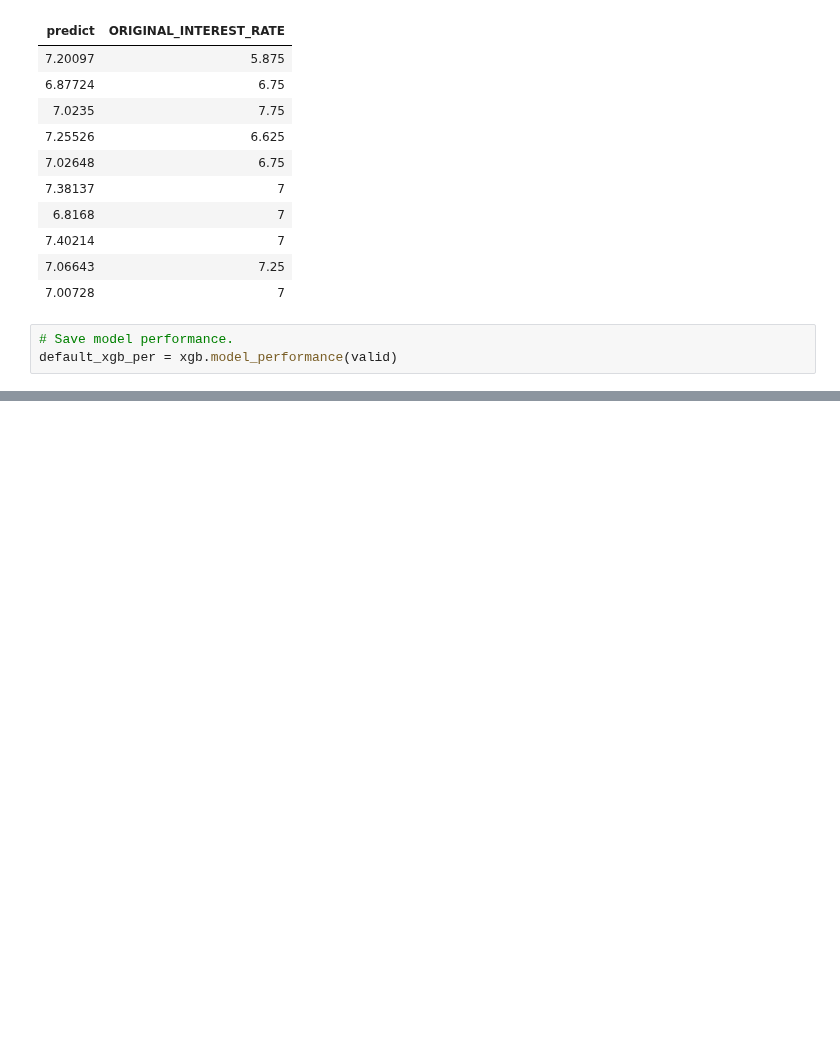
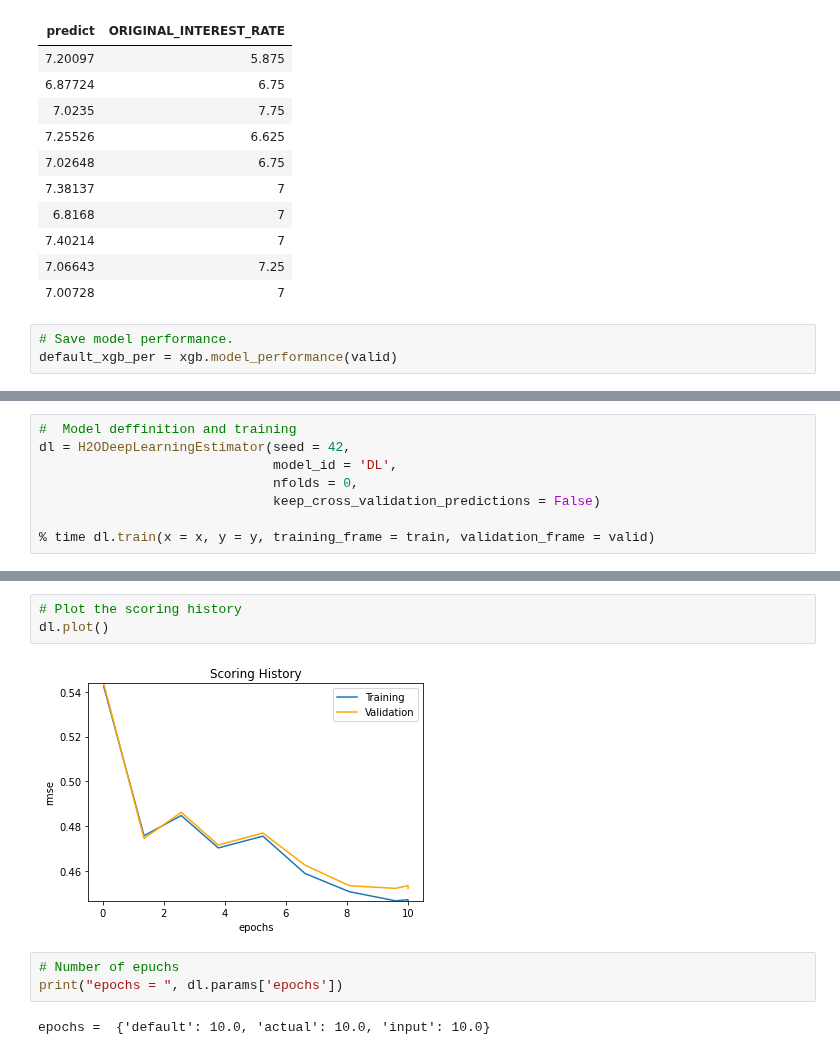
Before and after one commit to juan-ivan-NV/My-learnings, a Jupyter notebook: H2O_ai_tutorials/H2O_3_regression.ipynb, the cells around one changed output, grey strips where cells are left out. Saved outputs shown, nothing was run; the diff lists cells and outputs as text; blank space fills up the shorter version.

```diff
--- a/H2O_ai_tutorials/H2O_3_regression.ipynb
+++ b/H2O_ai_tutorials/H2O_3_regression.ipynb
@@ -283,0 +287,8 @@ default_xgb_per = xgb.model_performance(valid)
+# %%
+#  Model deffinition and training
+dl = H2ODeepLearningEstimator(seed = 42,
+                              model_id = 'DL',
+                              nfolds = 0,
+                              keep_cross_validation_predictions = False)
+
+% time dl.train(x = x, y = y, training_frame = train, validation_frame = valid)
@@ -283,0 +365,10 @@ default_xgb_per = xgb.model_performance(valid)
+# %%
+# Plot the scoring history
+dl.plot()
+# %% [output]
+[figure, added]
+# %%
+# Number of epuchs
+print("epochs = ", dl.params['epochs'])
+# %% [output]
+epochs =  {'default': 10.0, 'actual': 10.0, 'input': 10.0}
```
Also changed, not shown: parts of 38 cells of this notebook.
